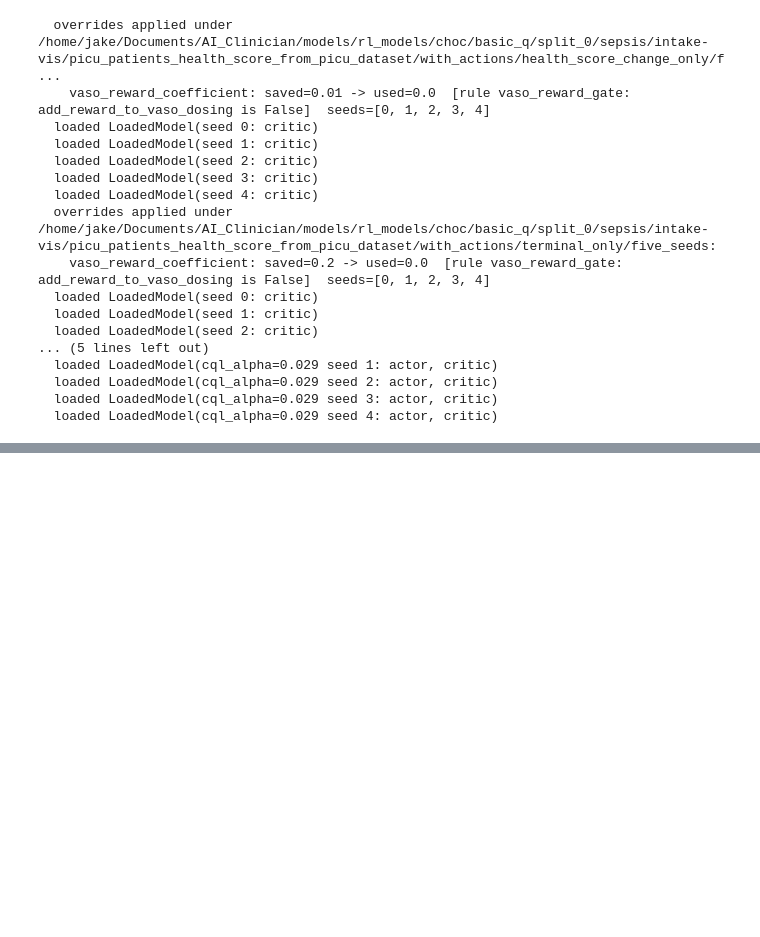
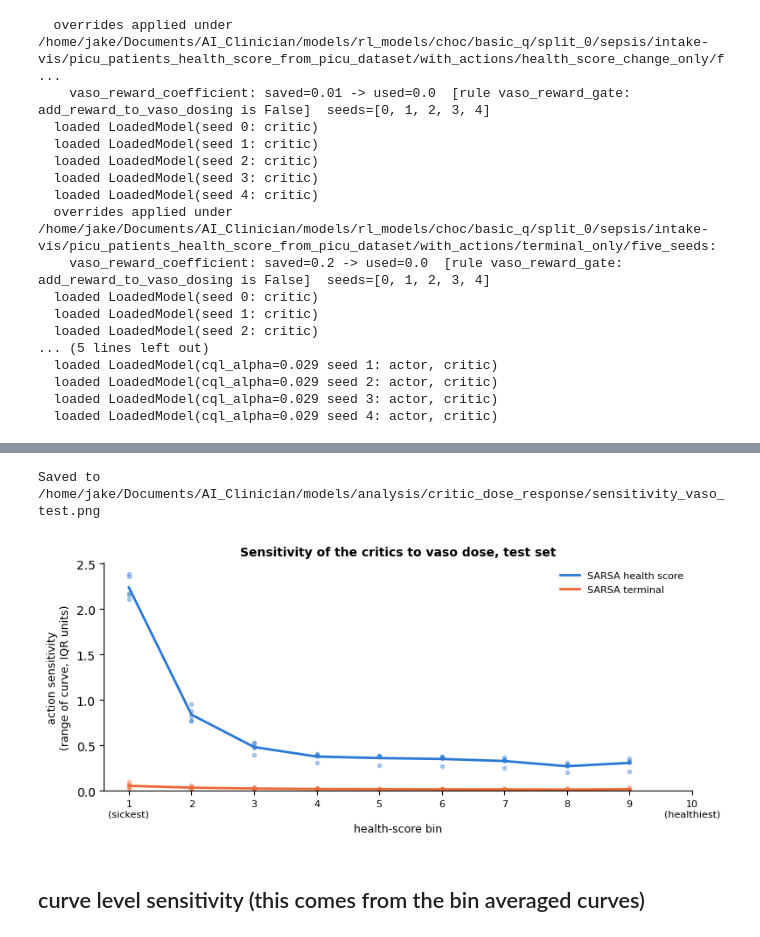
Before and after one commit to jakeormond/ai_clinician_pediatric_rl, a Jupyter notebook: src/rl/evaluate_critics.ipynb, the cells around one changed output, grey strips where cells are left out. Saved outputs shown, nothing was run; the diff lists cells and outputs as text; code cells hidden in the pictures; blank space fills up the shorter version.

```diff
--- a/src/rl/evaluate_critics.ipynb
+++ b/src/rl/evaluate_critics.ipynb
@@ -177,0 +239,7 @@ Saved to /home/jake/Documents/AI_Clinician/models/analysis/critic_dose_response/
+# %%
+ec.plot_sensitivity(res_vaso, ["SARSA health score", "SARSA terminal"], save_path=os.path.join(critics_dir, "sensitivity_vaso_test.png"));
+# %% [output]
+Saved to /home/jake/Documents/AI_Clinician/models/analysis/critic_dose_response/sensitivity_vaso_test.png
+[figure, added]
+# %% [markdown]
+## curve level sensitivity (this comes from the bin averaged curves)
```
Also changed, not shown: parts of 20 cells of this notebook, 6 other files.
